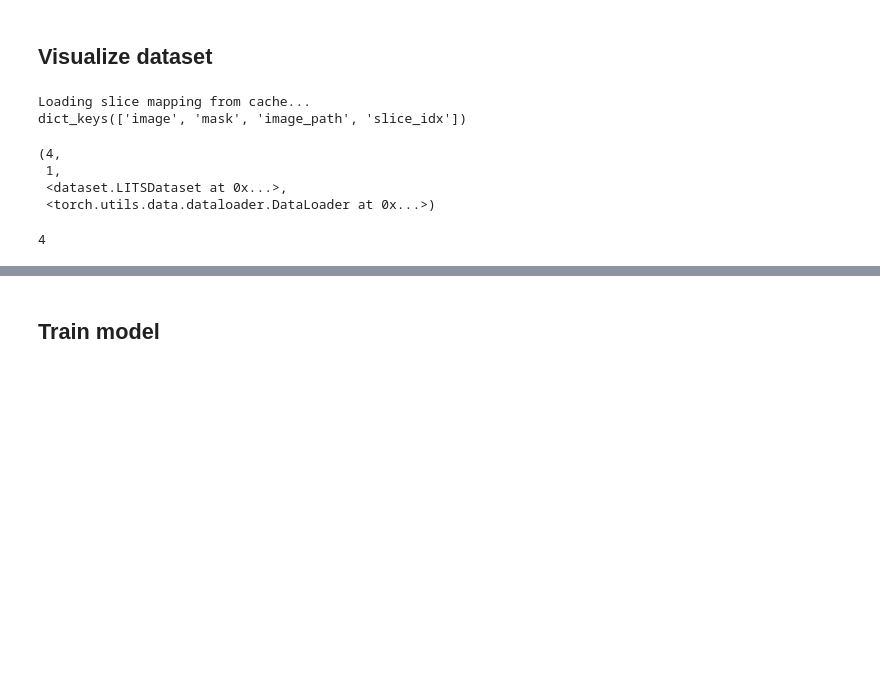
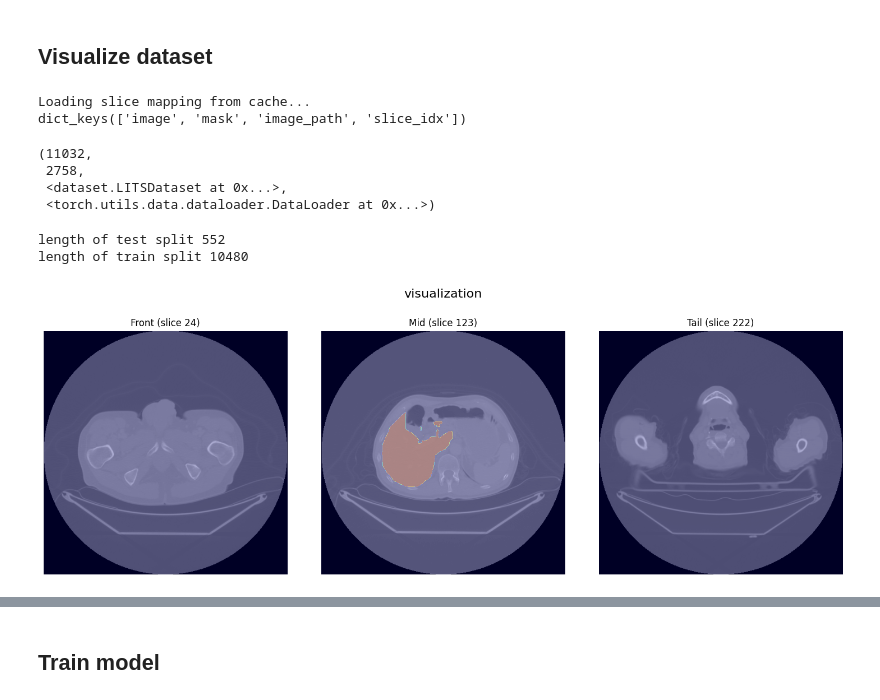
Before and after one commit to amar-jay/ileri_sayisal, a Jupyter notebook: ileri_sayisal.ipynb, the cells around one changed output, grey strips where cells are left out. Saved outputs shown, nothing was run; the diff lists cells and outputs as text; code cells hidden in the pictures; blank space fills up the shorter version.

```diff
--- a/ileri_sayisal.ipynb
+++ b/ileri_sayisal.ipynb
@@ -3,14 +3,16 @@
 # %%
 # fetching dataset
 from dataset import LITSDataset, LITSImageTransform
+from visualize import *
+
 import torch
 dataset = LITSDataset(
     images_dir="./dataset/nii",
     masks_dir="./dataset/nii",
     slice_axis=2,
     transform=LITSImageTransform(),
-    test_size=4,
-    split="test"
+    test_size=0.05,
+    split="all"
 )
 
 dataloader = torch.utils.data.DataLoader(dataset, batch_size=4, shuffle=True)
@@ -23,14 +25,39 @@ len(dataset),len(dataloader), dataset, dataloader
 # %% [output]
 Loading slice mapping from cache...
 dict_keys(['image', 'mask', 'image_path', 'slice_idx'])
-(4,
- 1,
+(11032,
+ 2758,
  <dataset.LITSDataset at 0x...>,
  <torch.utils.data.dataloader.DataLoader at 0x...>)
 # %%
-len(dataset)
+dataset.set_split("test")
+print("length of test split", len(dataset))
+
+dataset.set_split("train")
+print("length of train split", len(dataset))
 # %% [output]
-4
+length of test split 552
+length of train split 10480
+# %%
+import os
+
+# Load and visualize both the image and mask NIfTI files
+num = 22
+image_path = f"./dataset/nii/volume-{num}.nii"
+mask_path = f"./dataset/nii/segmentation-{num}.nii"
+
+assert os.path.exists(image_path)
+assert os.path.exists(mask_path)
+
+# Basic static visualization
+_ = visualize_nii(
+    nii_path=image_path,
+    mask_path=mask_path,
+    cmap='gray',
+    mask_alpha=0.3
+)
+# %% [output]
+[figure, new version]
 # %%
 import numpy as np
 # finding average mean of each sample, to find percentage of unsegmented samples
```
Also changed, not shown: parts of 5 cells of this notebook, 5 other files.
